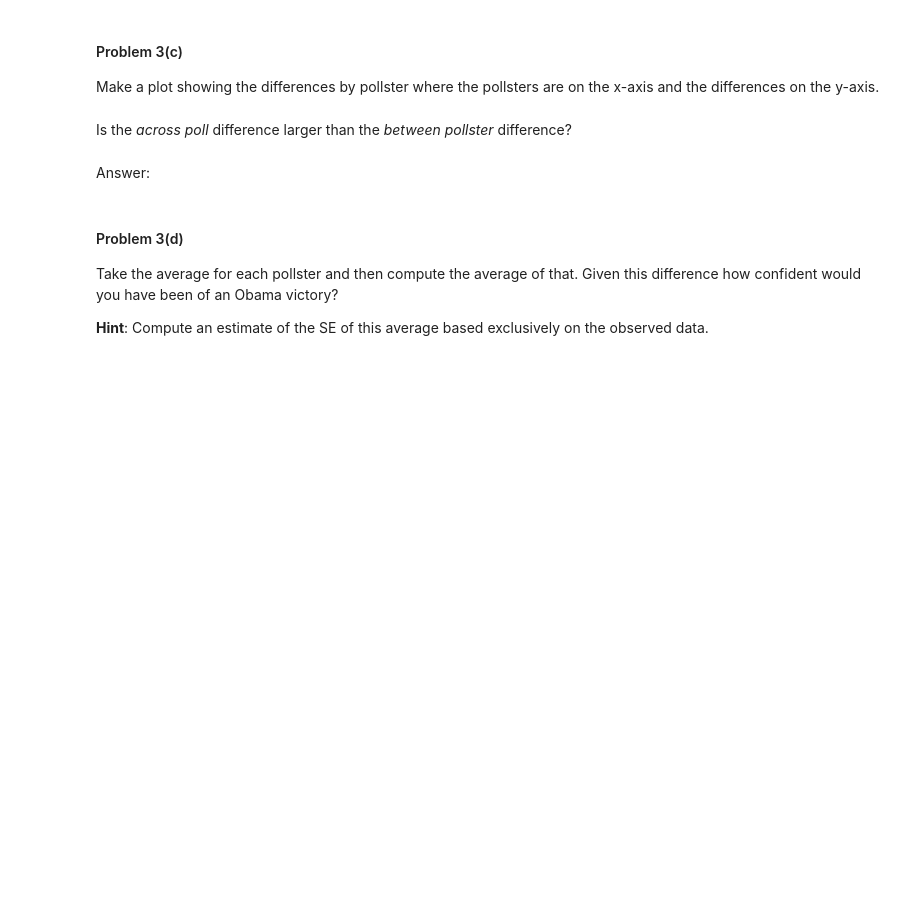
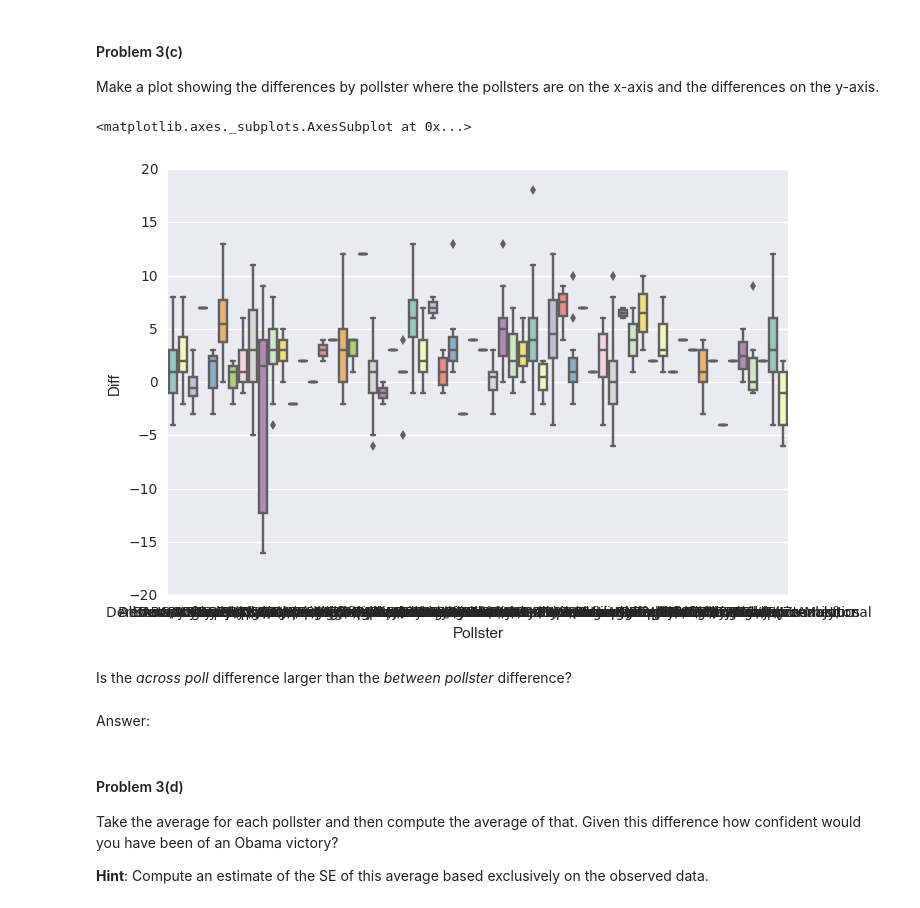
Before and after one commit to mtheartattack/2014, a Jupyter notebook: homework/HW2.ipynb, the cells around one changed output. Drawn from its saved outputs; the diff is of its cells as text; code cells hidden in the pictures; blank space fills up the shorter version.

```diff
--- a/homework/HW2.ipynb
+++ b/homework/HW2.ipynb
@@ -742,3 +816,10 @@ Make a plot showing the differences by pollster where the pollsters are on the x
+# %%
+#your code here
+import seaborn as sns
+sns.boxplot('Pollster', 'Diff', data = election, palette = 'Set3')
+# %% [output]
+<matplotlib.axes._subplots.AxesSubplot at 0x...>
+[figure, added]
 # %% [markdown]
 Is the *across poll* difference larger than the *between pollster* difference?
 # %% [markdown]
```
Also changed, not shown: parts of 28 cells of this notebook.
